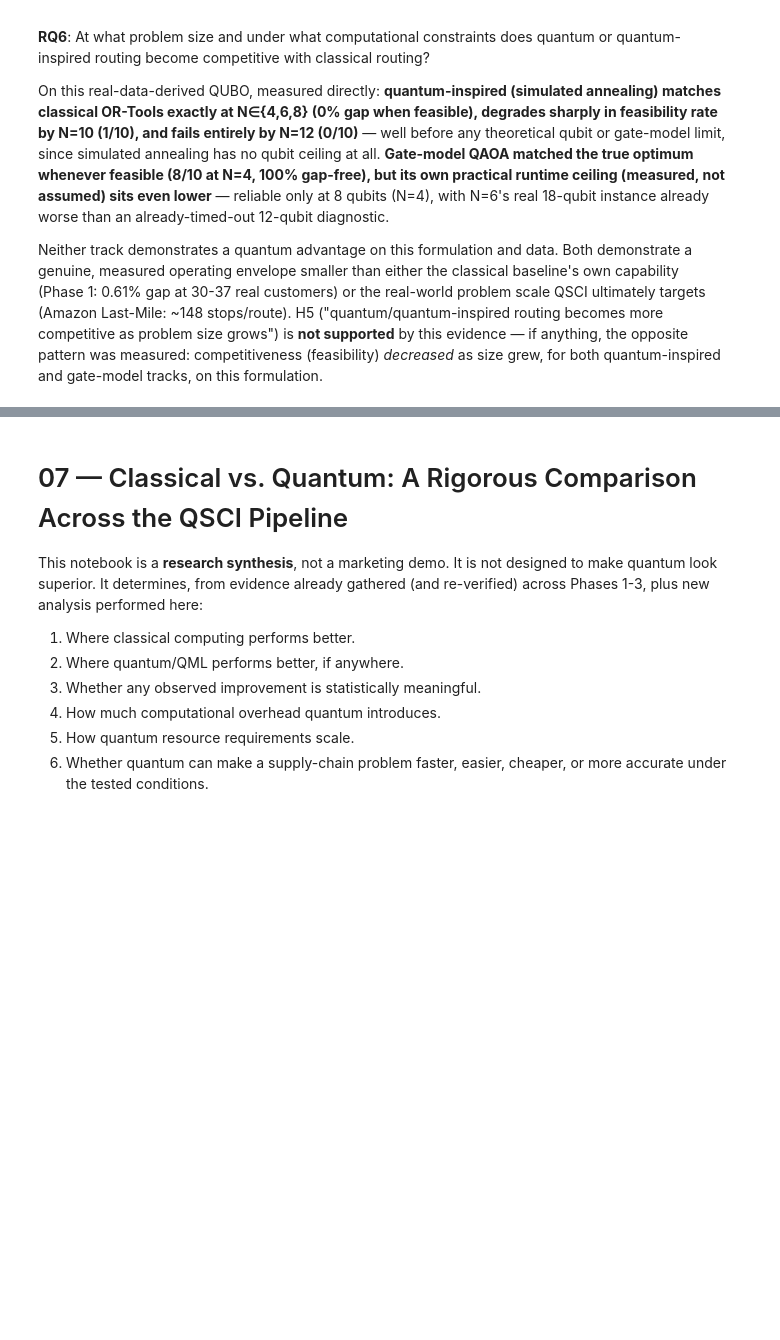
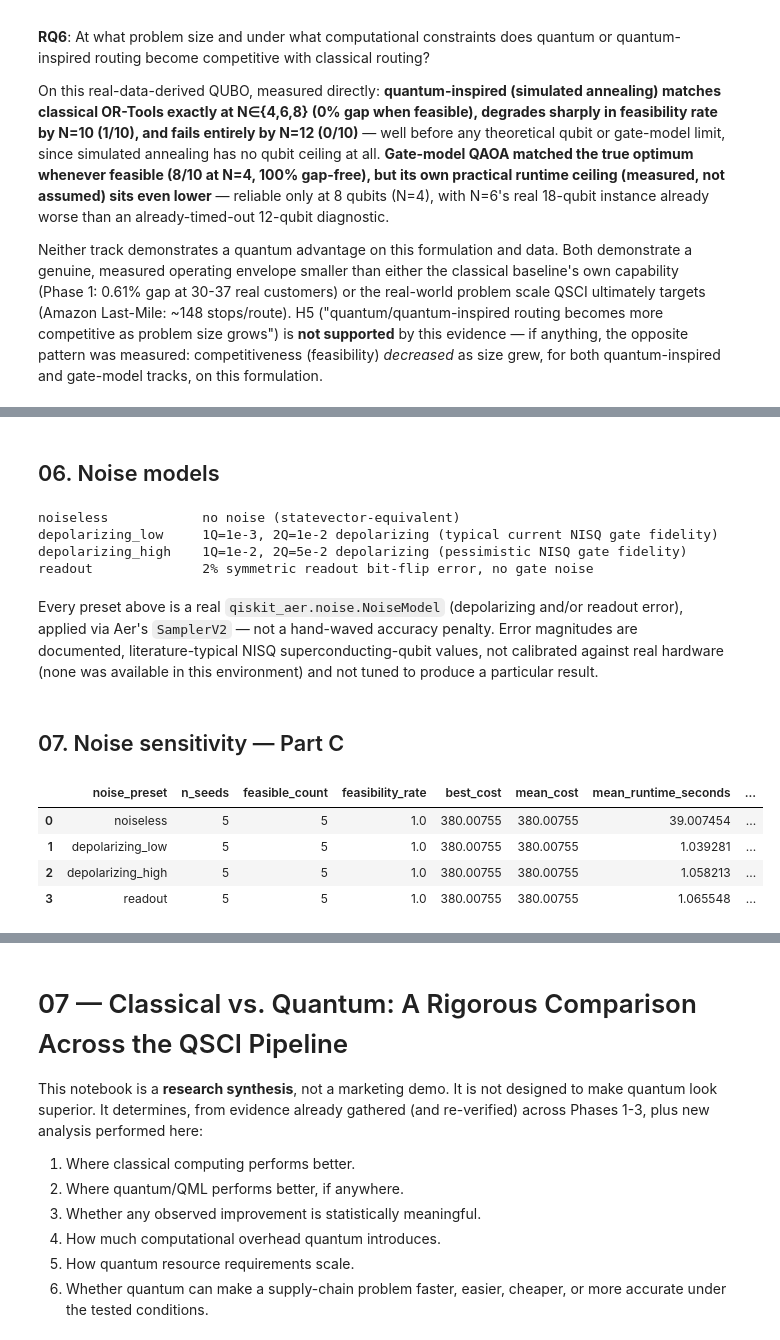
Before and after one commit to Piush2004/qsci-platform, a Jupyter notebook: notebooks/QSCI_Research_Report.ipynb, the cells around one changed output, grey strips where cells are left out. Drawn from its saved outputs; the diff is of its cells as text; code cells hidden in the pictures; blank space fills up the shorter version.

```diff
--- a/notebooks/QSCI_Research_Report.ipynb
+++ b/notebooks/QSCI_Research_Report.ipynb
@@ -1204,0 +1383,29 @@ Neither track demonstrates a quantum advantage on this formulation and data. Bot
+# %% [markdown]
+## 06. Noise models
+# %%
+from qsci_core.optimization.quantum.noise_models import PRESETS
+for name, p in PRESETS.items():
+    print(f"{name:20s} {p.description}")
+# %% [output]
+noiseless            no noise (statevector-equivalent)
+depolarizing_low     1Q=1e-3, 2Q=1e-2 depolarizing (typical current NISQ gate fidelity)
+depolarizing_high    1Q=1e-2, 2Q=5e-2 depolarizing (pessimistic NISQ gate fidelity)
+readout              2% symmetric readout bit-flip error, no gate noise
+# %% [markdown]
+Every preset above is a real `qiskit_aer.noise.NoiseModel` (depolarizing and/or readout error), applied via Aer's `SamplerV2` — not a hand-waved accuracy penalty. Error magnitudes are documented, literature-typical NISQ superconducting-qubit values, not calibrated against real hardware (none was available in this environment) and not tuned to produce a particular result.
+# %% [markdown]
+## 07. Noise sensitivity — Part C
+# %%
+df_c = pd.DataFrame(R["part_c_noise_sensitivity"])
+noiseless_cost = df_c.loc[df_c.noise_preset == "noiseless", "best_cost"].iloc[0]
+noiseless_rt = df_c.loc[df_c.noise_preset == "noiseless", "mean_runtime_seconds"].iloc[0]
+df_c["quality_degradation_pct"] = (df_c["best_cost"] - noiseless_cost) / noiseless_cost * 100
+df_c["runtime_multiplier_vs_noiseless"] = df_c["mean_runtime_seconds"] / noiseless_rt
+df_c["feasibility_change_vs_noiseless"] = df_c["feasibility_rate"] - df_c.loc[df_c.noise_preset == "noiseless", "feasibility_rate"].iloc[0]
+df_c
+# %% [output]
+|  | noise_preset | n_seeds | feasible_count | feasibility_rate | best_cost | mean_cost | mean_runtime_seconds | ... |
+| 0 | noiseless | 5 | 5 | 1.0 | 380.00755 | 380.00755 | 39.007454 | ... |
+| 1 | depolarizing_low | 5 | 5 | 1.0 | 380.00755 | 380.00755 | 1.039281 | ... |
+| 2 | depolarizing_high | 5 | 5 | 1.0 | 380.00755 | 380.00755 | 1.058213 | ... |
+| 3 | readout | 5 | 5 | 1.0 | 380.00755 | 380.00755 | 1.065548 | ... |
```
Also changed, not shown: parts of 71 cells of this notebook, 24 other files.
